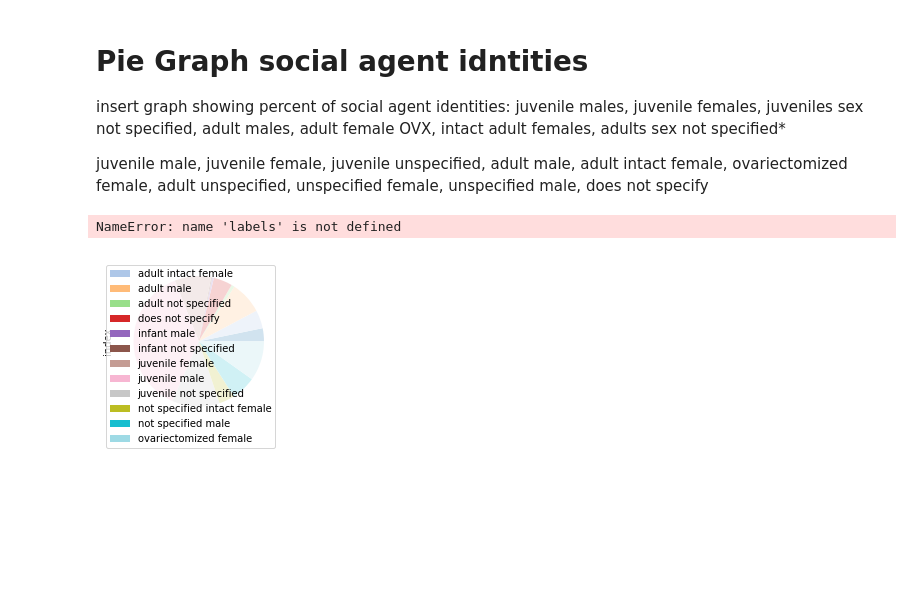
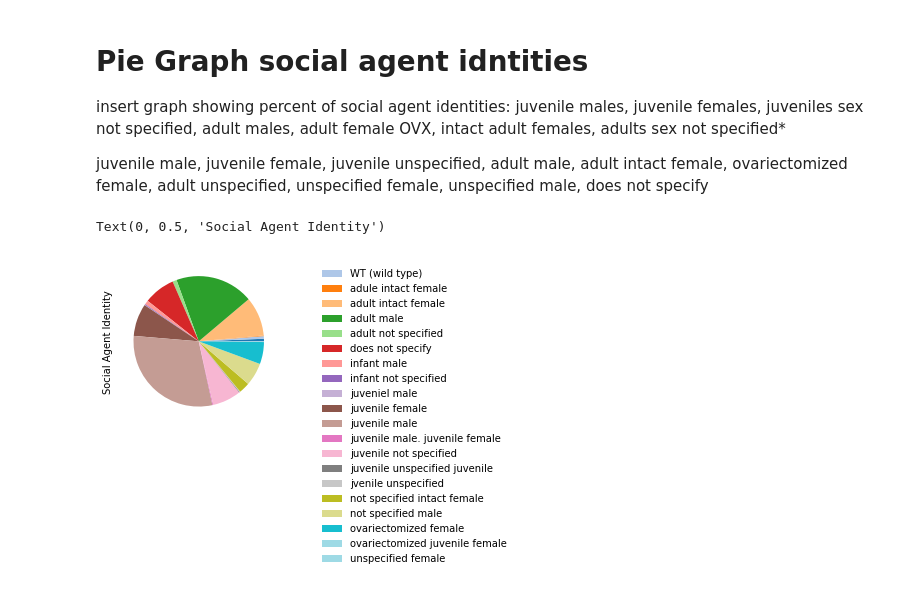
Before and after one commit to padillacoreanolab/literature_review_processing, a Jupyter notebook: results/2022_09_09_literature_review_processing/Graphs for Literature Review.ipynb, the cells around one changed output. Saved outputs shown, nothing was run; the diff lists cells and outputs as text; code cells hidden in the pictures; blank space fills up the shorter version.

```diff
--- a/results/2022_09_09_literature_review_processing/Graphs for Literature Review.ipynb
+++ b/results/2022_09_09_literature_review_processing/Graphs for Literature Review.ipynb
@@ -19,7 +19,7 @@ for pos in ['right', 'top', 'bottom']: # Removes graph border
 # %%
 #survey_df['Intertrial Interval (ITI) (time between trials)'].value_counts(dropna=False)
 # %%
-survey_df = pd.read_csv(r"./data/Lit Review - Copy of Form Responses.csv", keep_default_na=False)
+survey_df = pd.read_csv(r"C:\Users\yongc\Desktop\10-4 Literature Review (Responses).csv", keep_default_na=False)
 # %%
 survey_df["Rats used"] = survey_df["Species"].apply(lambda x: "1" if x == "Rats" or x == "Both" else "0")
 survey_df["Mice used"] = survey_df["Species"].apply(lambda x: "1" if x == "Mice" or x == "Both" else "0")
@@ -427,5 +427,5 @@ insert graph showing percent of social agent identities: juvenile males, juvenil
 
 juvenile male, juvenile female, juvenile unspecified, adult male, adult intact female, ovariectomized female, adult unspecified, unspecified female, unspecified male, does not specify
 # %%
-survey_df = pd.read_csv(r"C:\Users\yongc\Documents\GitHub\literature_review_processing\results\2022_09_09_literature_review_processing\data\Copy of Literature Review (Responses) - Copy of Form Responses 1.csv", keep_default_na=False)
+survey_df = pd.read_csv(r"C:\Users\yongc\Desktop\10-4 Literature Review (Responses).csv", keep_default_na=False)
 # %%
@@ -456,15 +456,15 @@ exploded_survey_df[fixed_column_name]=exploded_survey_df[fixed_column_name].repl
 # %%
 from matplotlib import cm
 exploded_survey_df.groupby([fixed_column_name]).sum().plot(kind='pie',subplots = True, pctdistance=1.4, labeldistance=None,cmap='tab20')
-plt.legend(labels=labels,bbox_to_anchor=(1.2, 1.0),frameon = False) #Moves legend and takes frame off
+plt.legend(bbox_to_anchor=(1.2, 1.0),frameon = False) #Moves legend and takes frame off
 plt.ylabel("Social Agent Identity")
 #plt.savefig("./proc/SAIdentity.svg")
-labels = exploded_survey_df.groupby([fixed_column_name])
+#labels = exploded_survey_df.groupby([fixed_column_name])
 #sizes = 100*exploded_survey_df.groupby([fixed_column_name])/exploded_survey_df.groupby([fixed_column_name]).sum()
 #labels = [f'{l}, {s:0.1f}%' for l, s in zip(labels, sizes)]
 # %% [output]
-NameError: name 'labels' is not defined
+Text(0, 0.5, 'Social Agent Identity')
-[figure, old version]
+[figure, new version]
 # %%
 import random
 plt.rcParams["figure.figsize"] = [7.00, 3.50]
```
Also changed, not shown: parts of 12 cells of this notebook.
